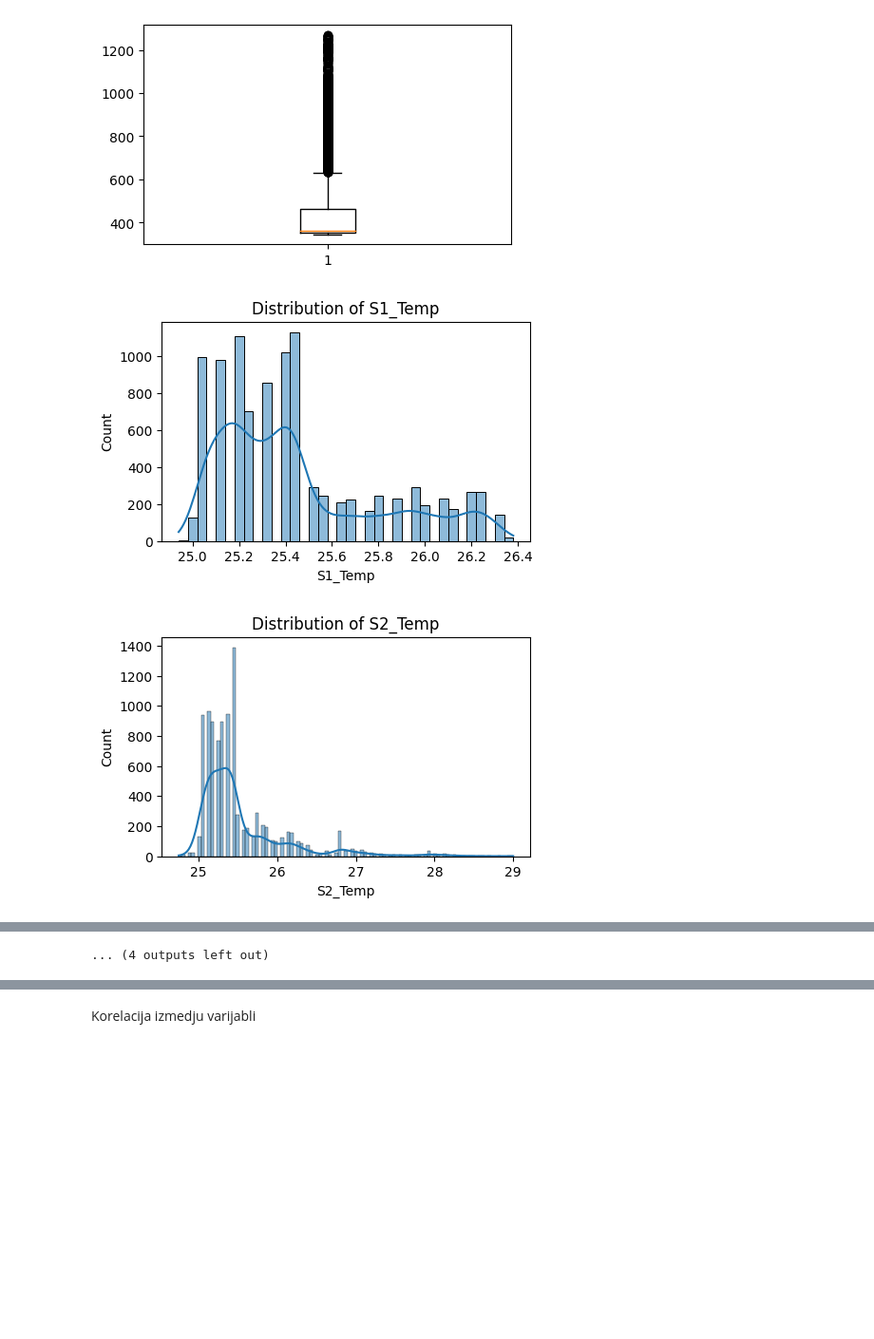
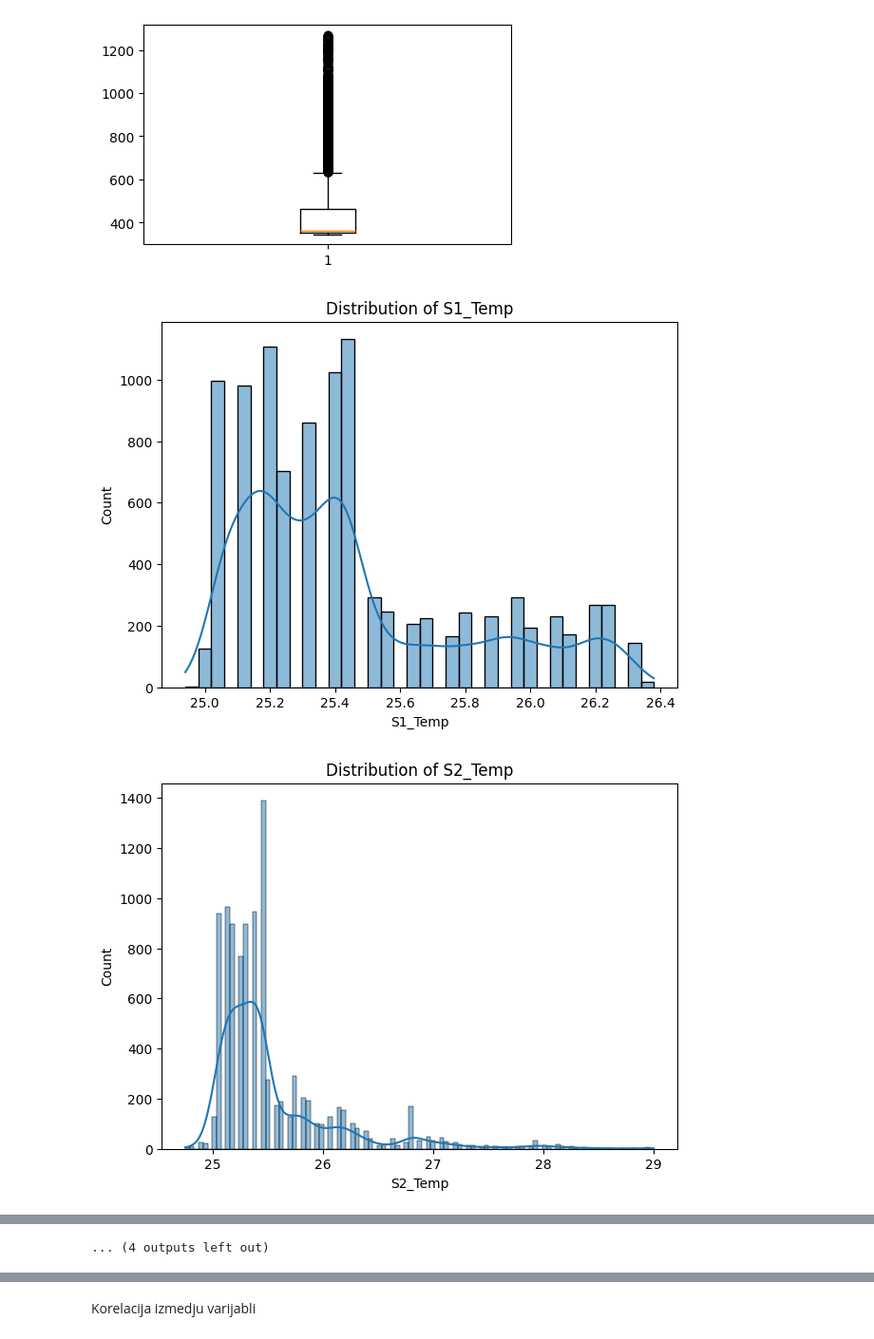
Before and after one commit to NastasijaaS/Machine-Learning-Classification, a Jupyter notebook: projekat1.ipynb, the cells around one changed output, grey strips where cells are left out. Shown at 95% size. Drawn from its saved outputs; the diff is of its cells as text; code cells hidden in the pictures; blank space fills up the shorter version.

```diff
--- a/projekat1.ipynb
+++ b/projekat1.ipynb
@@ -194,10 +194,10 @@ plt.show()
 [figure]
 # %%
 for column in data.columns[:-2]:
-    plt.figure(figsize=(5, 3))
+    plt.figure(figsize=(7, 5))
     sns.histplot(data[column], kde=True)
     plt.title(f'Distribution of {column}')
     plt.show()
 # %% [output]
-[figure, old version]
+[figure, new version]
-[figure, old version]
+[figure, new version]
```
Also changed, not shown: parts of 51 cells of this notebook.
